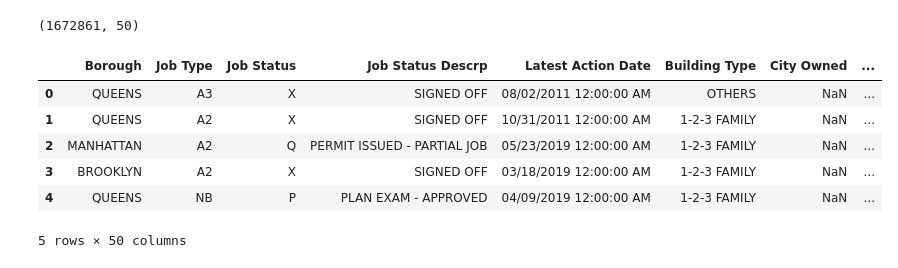
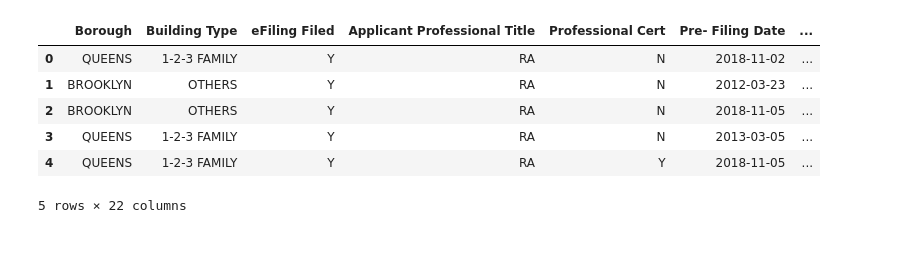
Before and after one commit to anoushavan/Capstone_1, a Jupyter notebook: code/NYC_building_permits.ipynb, the cells around one changed output. Drawn from its saved outputs; the diff is of its cells as text; code cells hidden in the pictures.

```diff
--- a/code/NYC_building_permits.ipynb
+++ b/code/NYC_building_permits.ipynb
@@ -5,3 +6,0 @@ from datetime import datetime
-# %%
-data = pd.read_csv("/Users/anushavan/Desktop/Study/\
-Data_Science/Springboard/Capstone_1/data/DOB_Job_Application_Filings.csv")
@@ -8,3 +9,8 @@ Data_Science/Springboard/Capstone_1/data/DOB_Job_Application_Filings.csv")
+# %%
+# load the csv file, parse dates and assign the Pre- Filing Date as the index column.
+data = pd.read_csv("/Users/anushavan/Desktop/Study/\
+Data_Science/Springboard/Capstone_1/data/new_buildings.csv",
+                   parse_dates=['Pre- Filing Date','Approved','Fully Permitted','SIGNOFF_DATE'])
 # %%
 data.shape
 # %% [output]
@@ -12,5 +17,0 @@ data.shape
-# %%
-data = (data.drop(
-    ['House #','Street Name','Lot','Bin #',
-     'GIS_LATITUDE','GIS_LONGITUDE','GIS_COUNCIL_DISTRICT',
-    'GIS_CENSUS_TRACT','GIS_BIN'],axis=1))
@@ -70,14 +18,10 @@ dobdata = data[columns_to_keep]
-# %%
-dobdata.shape
-# %% [output]
-(1672861, 50)
 # %%
-dobdata.head()
+data.head()
 # %% [output]
-|  | Borough | Job Type | Job Status | Job Status Descrp | Latest Action Date | Building Type | City Owned | ... |
-| 0 | QUEENS | A3 | X | SIGNED OFF | 08/02/2011 12:00:00 AM | OTHERS | NaN | ... |
-| 1 | QUEENS | A2 | X | SIGNED OFF | 10/31/2011 12:00:00 AM | 1-2-3 FAMILY | NaN | ... |
-| 2 | MANHATTAN | A2 | Q | PERMIT ISSUED - PARTIAL JOB | 05/23/2019 12:00:00 AM | 1-2-3 FAMILY | NaN | ... |
-| 3 | BROOKLYN | A2 | X | SIGNED OFF | 03/18/2019 12:00:00 AM | 1-2-3 FAMILY | NaN | ... |
-| 4 | QUEENS | NB | P | PLAN EXAM - APPROVED | 04/09/2019 12:00:00 AM | 1-2-3 FAMILY | NaN | ... |
+|  | Borough | Building Type | eFiling Filed | Applicant Professional Title | Professional Cert | Pre- Filing Date | ... |
+| 0 | QUEENS | 1-2-3 FAMILY | Y | RA | N | 2018-11-02 | ... |
+| 1 | BROOKLYN | OTHERS | Y | RA | N | 2012-03-23 | ... |
+| 2 | BROOKLYN | OTHERS | Y | RA | N | 2018-11-05 | ... |
+| 3 | QUEENS | 1-2-3 FAMILY | Y | RA | N | 2013-03-05 | ... |
+| 4 | QUEENS | 1-2-3 FAMILY | Y | RA | Y | 2018-11-05 | ... |
-5 rows × 50 columns
+5 rows × 22 columns
```
Also changed, not shown: parts of 26 cells of this notebook.
